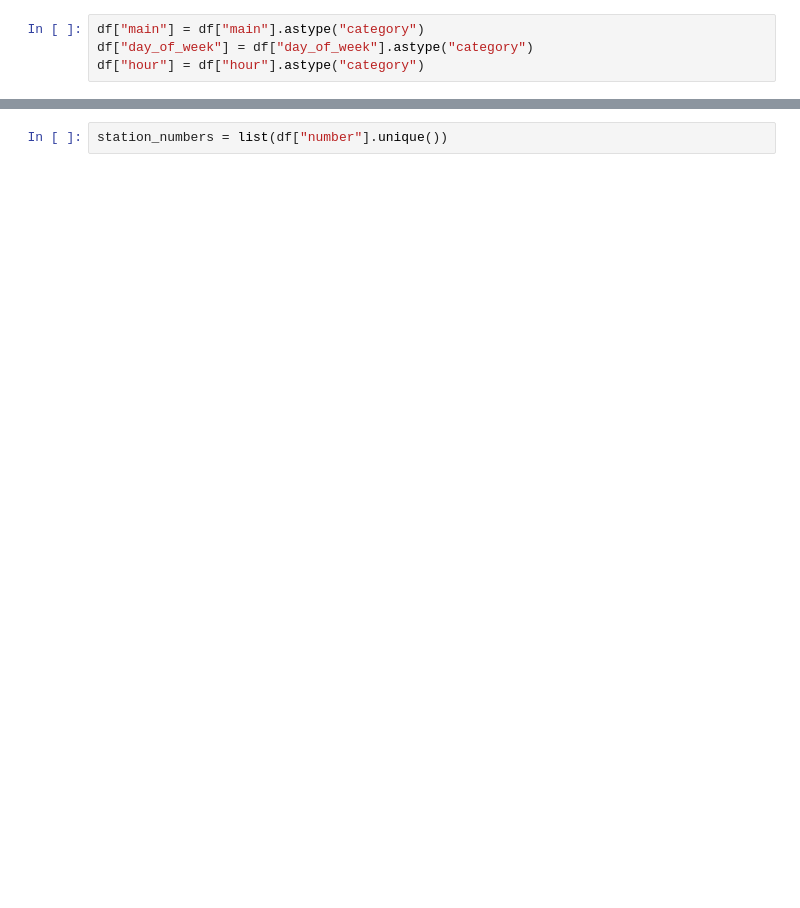
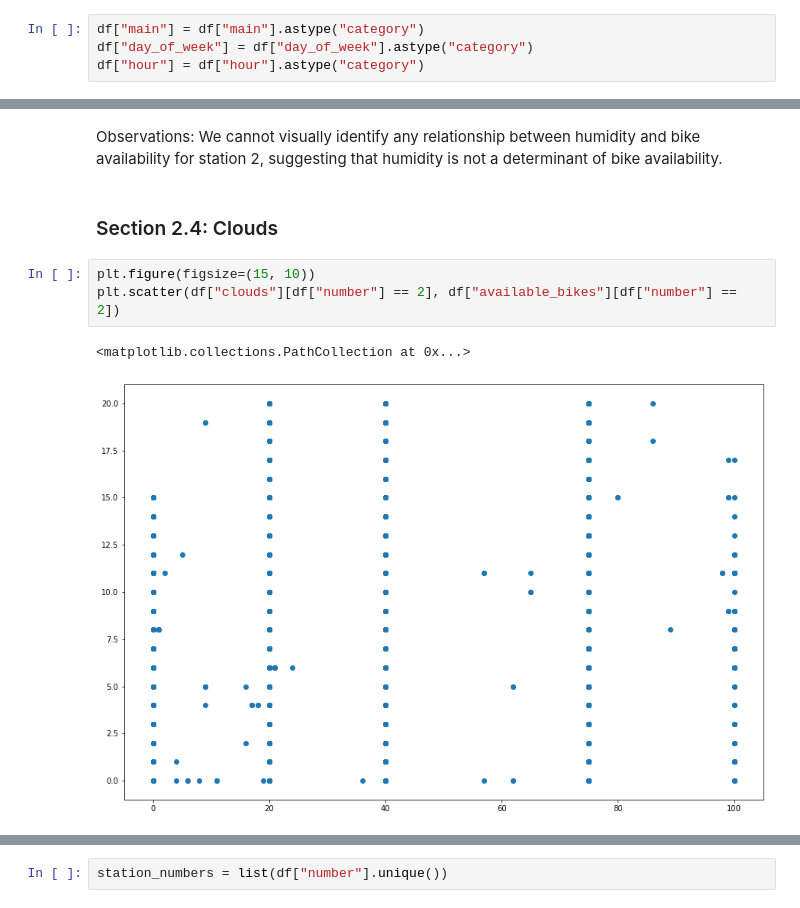
Before and after one commit to michaeldavitt/COMP30830_Dublin_Bikes_App, a Jupyter notebook: machine_learning/machineLearningModels.ipynb, the cells around one changed output, grey strips where cells are left out. Drawn from its saved outputs; the diff is of its cells as text; blank space fills up the shorter version.

```diff
--- a/machine_learning/machineLearningModels.ipynb
+++ b/machine_learning/machineLearningModels.ipynb
@@ -114,0 +200,10 @@ df["hour"] = df["hour"].astype("category")
+# %% [markdown]
+Observations: We cannot visually identify any relationship between humidity and bike availability for station 2, suggesting that humidity is not a determinant of bike availability.
+# %% [markdown]
+### Section 2.4: Clouds
+# %%
+plt.figure(figsize=(15, 10))
+plt.scatter(df["clouds"][df["number"] == 2], df["available_bikes"][df["number"] == 2])
+# %% [output]
+<matplotlib.collections.PathCollection at 0x...>
+[figure, added]
```
Also changed, not shown: parts of 39 cells of this notebook.
